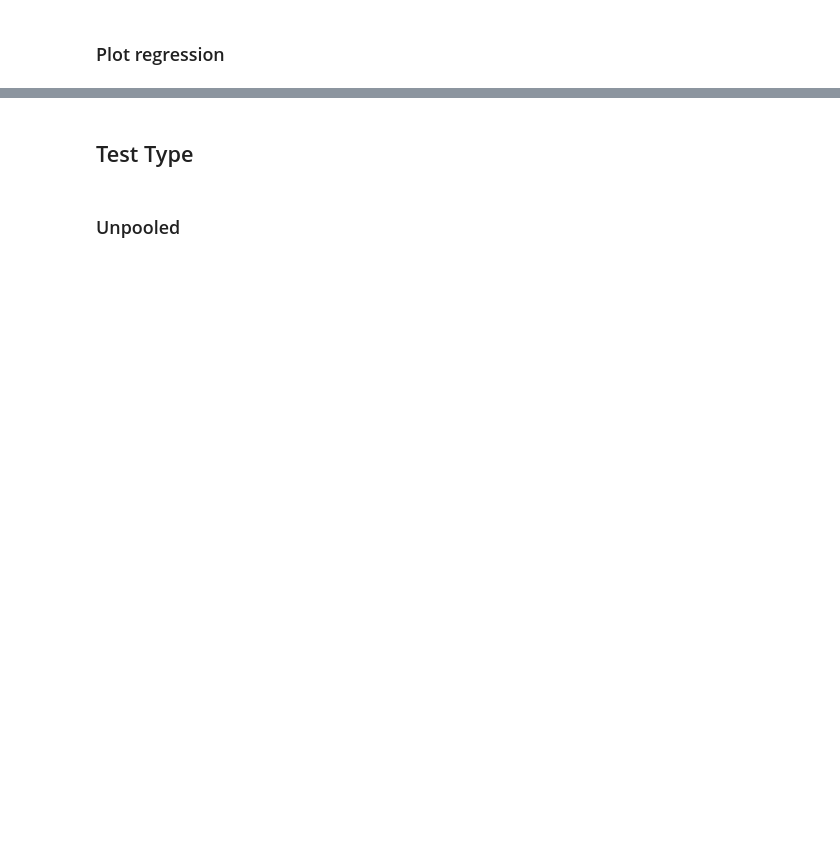
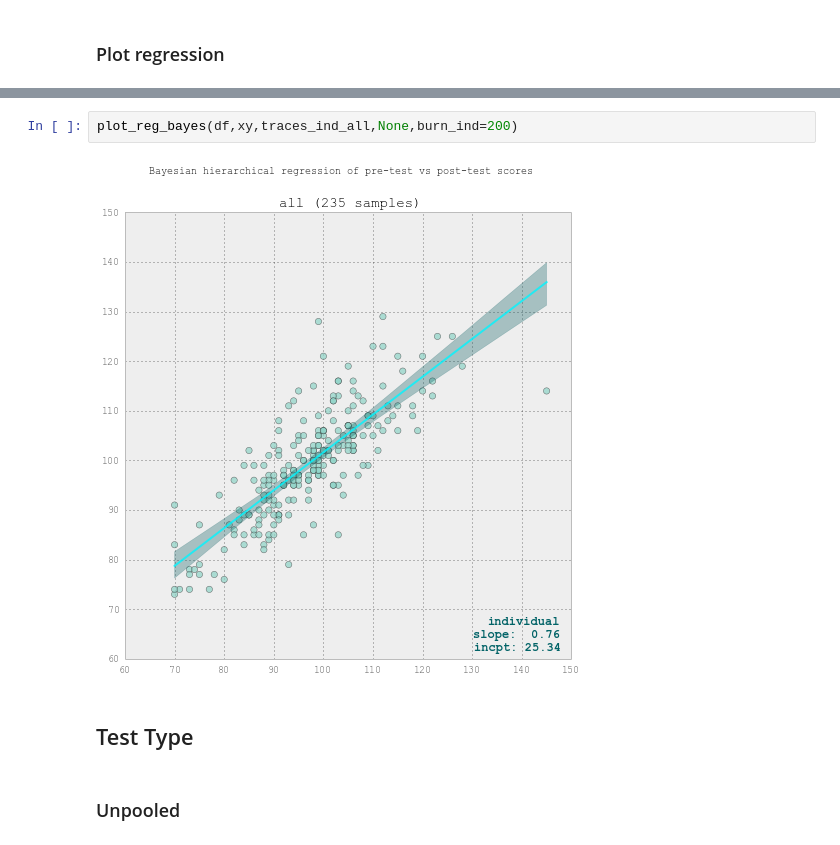
Before and after one commit to tcarnus/suas_literacy, a Jupyter notebook: 02_InitialExploration.ipynb, the cells around one changed output, grey strips where cells are left out. Cells and saved outputs as stored; diff of their text form; blank space fills up the shorter version.

```diff
--- a/02_InitialExploration.ipynb
+++ b/02_InitialExploration.ipynb
@@ -404,3 +281,7 @@ plt.show()
+# %%
+plot_reg_bayes(df,xy,traces_ind_all,None,burn_ind=200)
+# %% [output]
+[figure, added]
 # %% [markdown]
 ## Test Type
 # %% [markdown]
```
Also changed, not shown: parts of 16 cells of this notebook, 1 other file.
